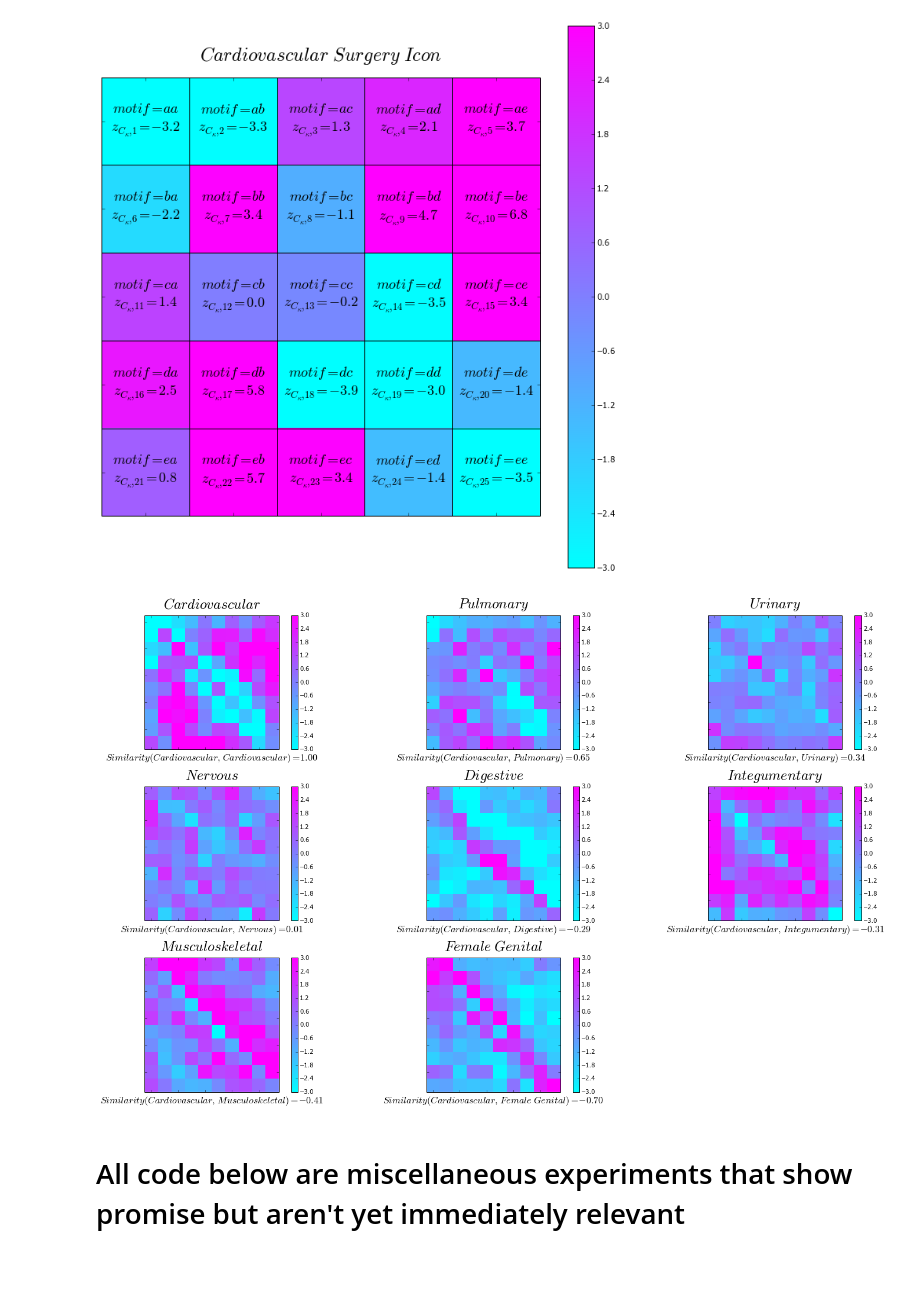
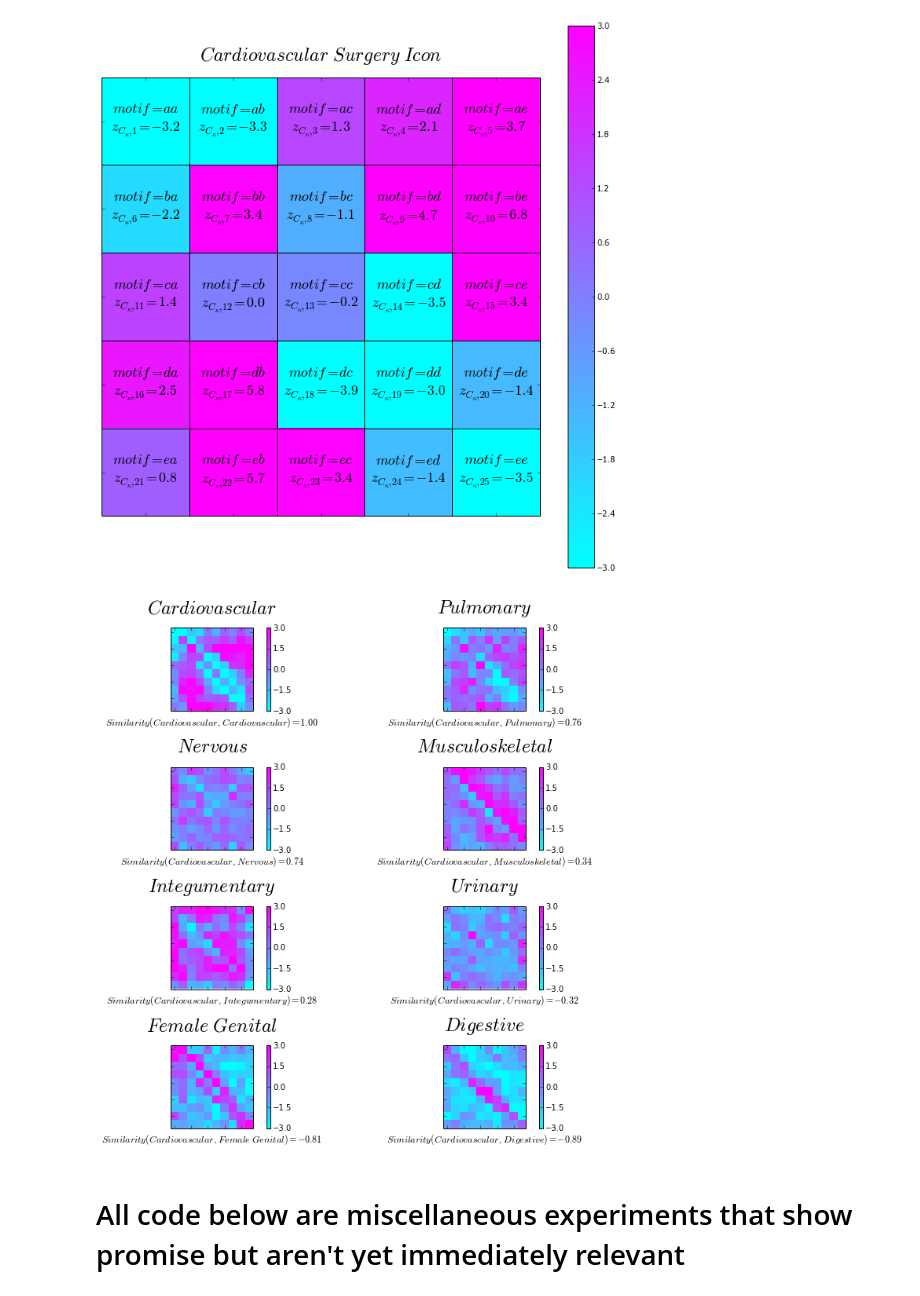
Before and after one commit to pvnick/tempos, a Jupyter notebook: pain_sax_ported.ipynb, the cells around one changed output. Saved outputs shown, nothing was run; the diff lists cells and outputs as text; code cells hidden in the pictures; blank space fills up the shorter version.

```diff
--- a/pain_sax_ported.ipynb
+++ b/pain_sax_ported.ipynb
@@ -82,25 +106,22 @@ start_cutoff_pain_data = pain_data.set_index("PatientID").ix[cutoff_patientids].
 # %%
 def interpolate_patient_pain_scores(patient_dataframe_multiindexed, interval_minutes):
+    #pandas automatically re-adds this in post-processing. remove it so we dont have a duplicate
+    patient_dataframe_multiindexed.index = patient_dataframe_multiindexed.index.droplevel(0)
+    if patient_dataframe_multiindexed.PainScoreQuantMissing.count() <= 1:
+        return patient_dataframe_multiindexed
+    patient_dataframe_multiindexed.dropna(subset=["PainScoreQuantMissing"], inplace=True)
     patient_dataframe_unindexed = patient_dataframe_multiindexed.reset_index()
-    #pandas automatically re-adds this in post-processing. remove it so we dont have a duplicate
-    del patient_dataframe_unindexed["PatientID"]
     patient_dataframe_time_indexed = patient_dataframe_unindexed.set_index("NRSTimeFromEndSurgery_mins").sort_index()
-    time_series = patient_dataframe_time_indexed["PainScoreQuantMissing"].dropna()
+    #use linear interpolation from scipy
+    interpolation_func = interp1d(x=patient_dataframe_unindexed.NRSTimeFromEndSurgery_mins,
+                                  y=patient_dataframe_unindexed.PainScoreQuantMissing)
     first_time_value = patient_dataframe_unindexed.NRSTimeFromEndSurgery_mins.iloc[0]
     last_time_value = patient_dataframe_unindexed.NRSTimeFromEndSurgery_mins.iloc[-1]
     constant_time_interval_points = np.arange(first_time_value, last_time_value, interval_minutes)
-    points_to_fill = np.union1d(patient_dataframe_unindexed.NRSTimeFromEndSurgery_mins, constant_time_interval_points)
-    pain_values_expanded = time_series.reindex(points_to_fill)
-    #interpolation requires both the constant time interval points and the known points
-    interpolated_pain_values = pain_values_expanded.interpolate()
     #expand the original data structure and add the interpolated values
     total_indexed_by_time = patient_dataframe_unindexed.set_index("NRSTimeFromEndSurgery_mins")
-    total_indexed_by_time_expanded = total_indexed_by_time.reindex(points_to_fill,
-                                                                   method='ffill')
-    total_indexed_by_time_expanded["PainScoreQuantMissing"] = interpolated_pain_values
-    #we only need the interpolated points with the constant time interval, so disregard everything else
-    total_indexed_by_time_expanded = total_indexed_by_time_expanded.reindex(constant_time_interval_points)
-    total_indexed_by_time_expanded.index.name = "NRSTimeFromEndSurgery_mins"
+    total_indexed_by_time_expanded = total_indexed_by_time.reindex(constant_time_interval_points, method='ffill')
+    total_indexed_by_time_expanded["PainScoreQuantMissing"] = [interpolated_val if interpolated_val > 0 else 0 for interpolated_val in interpolation_func(constant_time_interval_points)]
     return total_indexed_by_time_expanded
 
 pain_data_indexed = start_cutoff_pain_data.set_index(["PatientID", "NRSTimeFromEndSurgery_mins"])
@@ -227,7 +248,7 @@ def sax_unwindowed(series, alphabet_size, length_override = None):
 interpolated_grouped_by_patient = pain_interpolated \
     .PainScoreQuantMissing \
     .groupby(level = "PatientID")
-beta = 5
+beta = 10
 saxes = interpolated_grouped_by_patient.apply(sax_unwindowed, alphabet_size=beta)
 # %% [markdown]
 ## Intelligent icon calculation
@@ -666,37 +666,38 @@ plt.tight_layout()
 # %%
 first_icon_theta = "Cardiovascular"
 
 theta_and_similarities = all_theta_similarities.ix[first_icon_theta]
 thetas_sorted = theta_and_similarities.sort(columns="similarity", ascending=False).index
-fig, axes = plt.subplots(nrows=5,
-                         ncols=3,
-                         figsize=(20, 20),
-                         dpi=200)
+fig, axes = plt.subplots(nrows=4,
+                         ncols=2,
+                         figsize=(10,10))
 axes_flattened = axes.flatten()
 plt.hold(True)
 axis_index = 0
 for theta in thetas_sorted:
     ax = axes_flattened[axis_index]
     icon = icons.ix[theta]
     icon_side = np.sqrt(icon.count()).astype(int)
     #hide distracting axis ticks
     ax.tick_params(labelbottom='off',
                    labelleft='off')
-    ax.set_title(label="$" + string.replace(theta, ' ', '\ ') + "$", fontsize=24, y=1.03)
+    ax.set_title(label="$" + string.replace(theta, ' ', '\ ') + "$", fontsize=24, y=1.13)
     similarity = theta_and_similarities.ix[theta].similarity
     angle_text = "0"
     if similarity < 1:
         angle_text = np.rad2deg(np.arccos(similarity)).astype(int).astype(str)
-    ax.set_xlabel(xlabel=r"$Similarity(" + string.replace(first_icon_theta, ' ', '\ ') + ",\ " + string.replace(theta, ' ', '\ ') + ") = " + ('%.2f' % similarity) + "$", fontsize=16)
+    ax.set_xlabel(xlabel=r"$Similarity(" + string.replace(first_icon_theta, ' ', '\ ') + ",\ " + string.replace(theta, ' ', '\ ') + ") = " + ('%.2f' % similarity) + "$", fontsize=12)
     heatmap = ax.imshow(icon.reshape([icon_side, icon_side]).astype(float), interpolation='none', cmap = plt.cool(), vmin=-3, vmax=3)
     cbar = fig.colorbar(heatmap, ax=ax)
+    cbar.set_ticks(np.linspace(-3, 3, 5))
     axis_index = axis_index + 1
 for remaining_axis_index in range(axis_index, len(axes_flattened)):
     ax = axes_flattened[remaining_axis_index]
     fig.delaxes(ax)
 plt.tight_layout()
+plt.savefig("/tmp/fig.pdf")
 # %% [output]
-[figure, old version]
+[figure, new version]
 # %% [markdown]
 # All code below are miscellaneous experiments that show promise but aren't yet immediately relevant
 # %%
```
Also changed, not shown: parts of 7 cells of this notebook, 3 other files.
